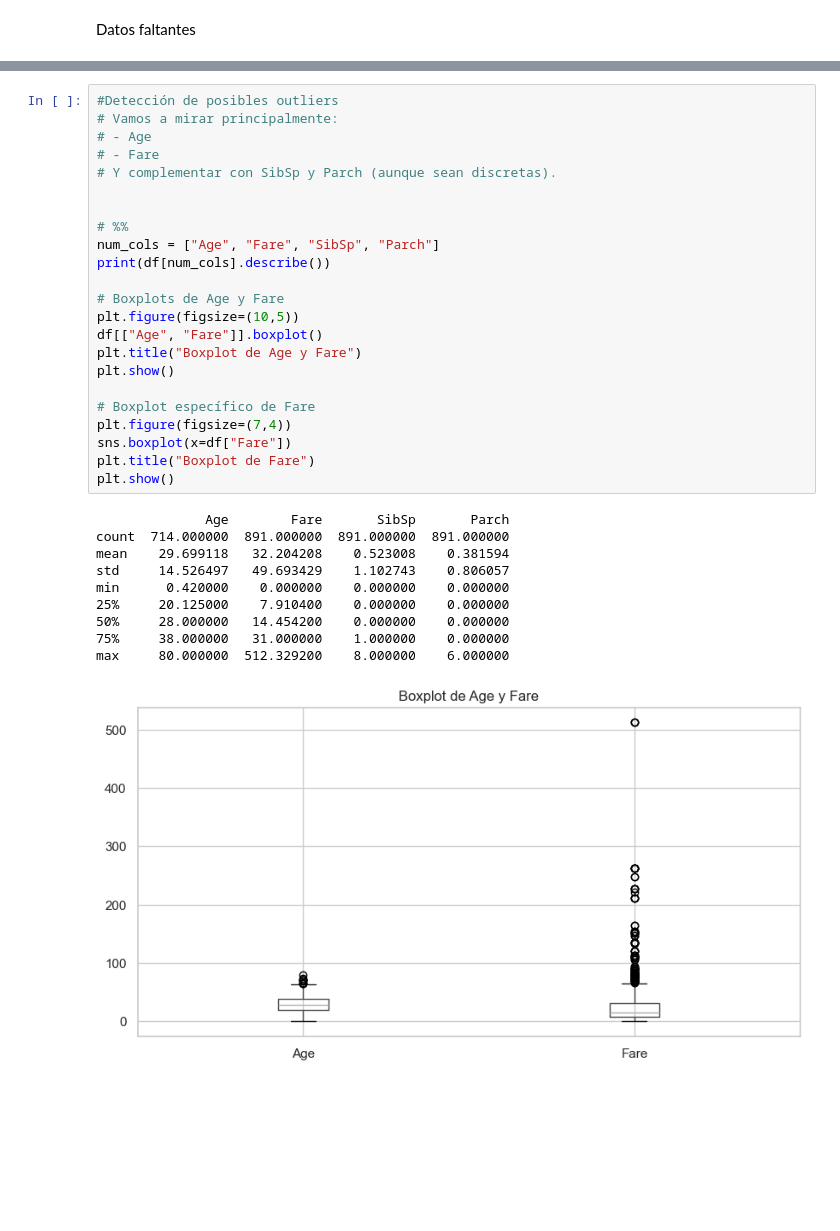
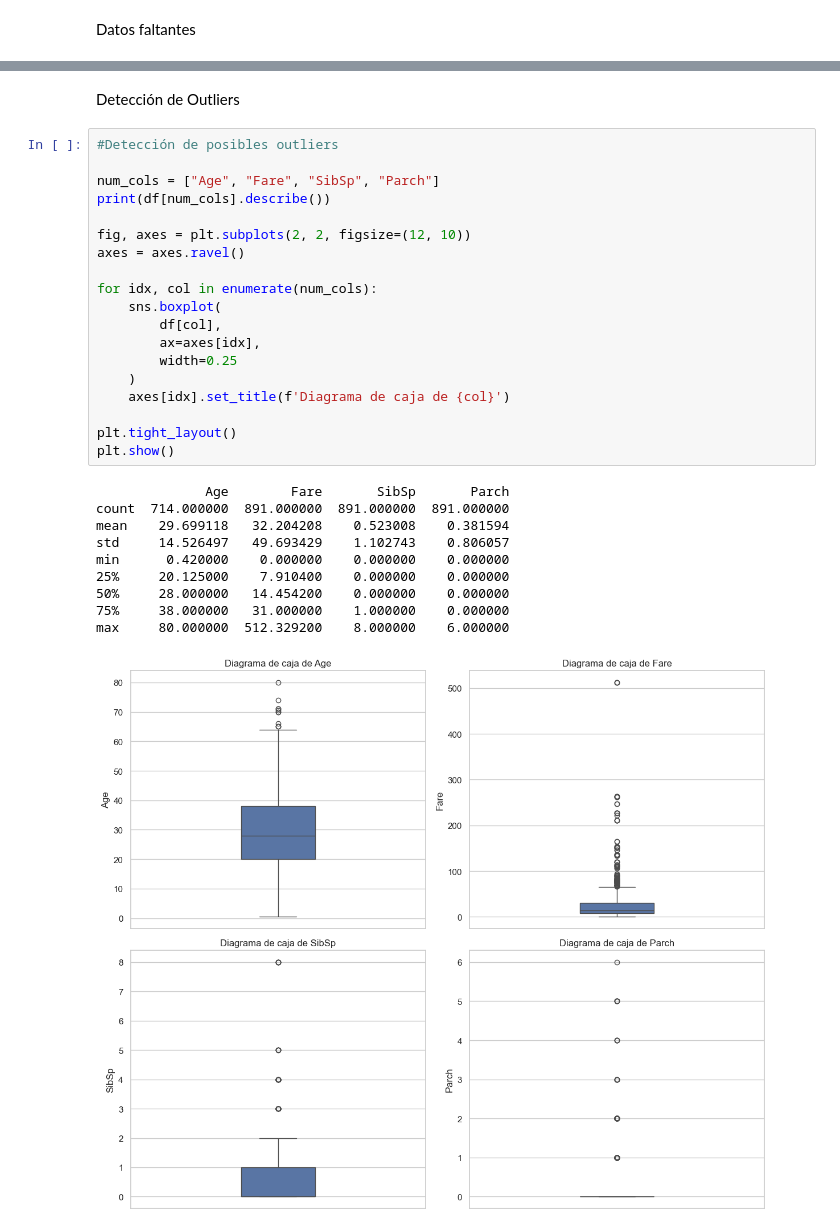
Before and after one commit to rhorbe/dss-titanic, a Jupyter notebook: data/titanic.ipynb, the cells around one changed output, grey strips where cells are left out. Saved outputs shown, nothing was run; the diff lists cells and outputs as text; blank space fills up the shorter version.

```diff
--- a/data/titanic.ipynb
+++ b/data/titanic.ipynb
@@ -198,34 +225,32 @@ plot_missing_values(missing_data)
+# %% [markdown]
+Detección de Outliers
 # %%
 #Detección de posibles outliers
-# Vamos a mirar principalmente:
-# - Age
-# - Fare
-# Y complementar con SibSp y Parch (aunque sean discretas).
 
-
-# %%
 num_cols = ["Age", "Fare", "SibSp", "Parch"]
 print(df[num_cols].describe())
 
-# Boxplots de Age y Fare
-plt.figure(figsize=(10,5))
-df[["Age", "Fare"]].boxplot()
-plt.title("Boxplot de Age y Fare")
+fig, axes = plt.subplots(2, 2, figsize=(12, 10))
+axes = axes.ravel()
+
+for idx, col in enumerate(num_cols):
+    sns.boxplot(
+        df[col],
+        ax=axes[idx],
+        width=0.25
+    )
+    axes[idx].set_title(f'Diagrama de caja de {col}')
+
+plt.tight_layout()
 plt.show()
-
-# Boxplot específico de Fare
-plt.figure(figsize=(7,4))
-sns.boxplot(x=df["Fare"])
-plt.title("Boxplot de Fare")
-plt.show()
 # %% [output]
               Age        Fare       SibSp       Parch
 count  714.000000  891.000000  891.000000  891.000000
 mean    29.699118   32.204208    0.523008    0.381594
 std     14.526497   49.693429    1.102743    0.806057
 min      0.420000    0.000000    0.000000    0.000000
 25%     20.125000    7.910400    0.000000    0.000000
 50%     28.000000   14.454200    0.000000    0.000000
 75%     38.000000   31.000000    1.000000    0.000000
 max     80.000000  512.329200    8.000000    6.000000
-[figure, old version]
+[figure, new version]
```
Also changed, not shown: parts of 30 cells of this notebook.
